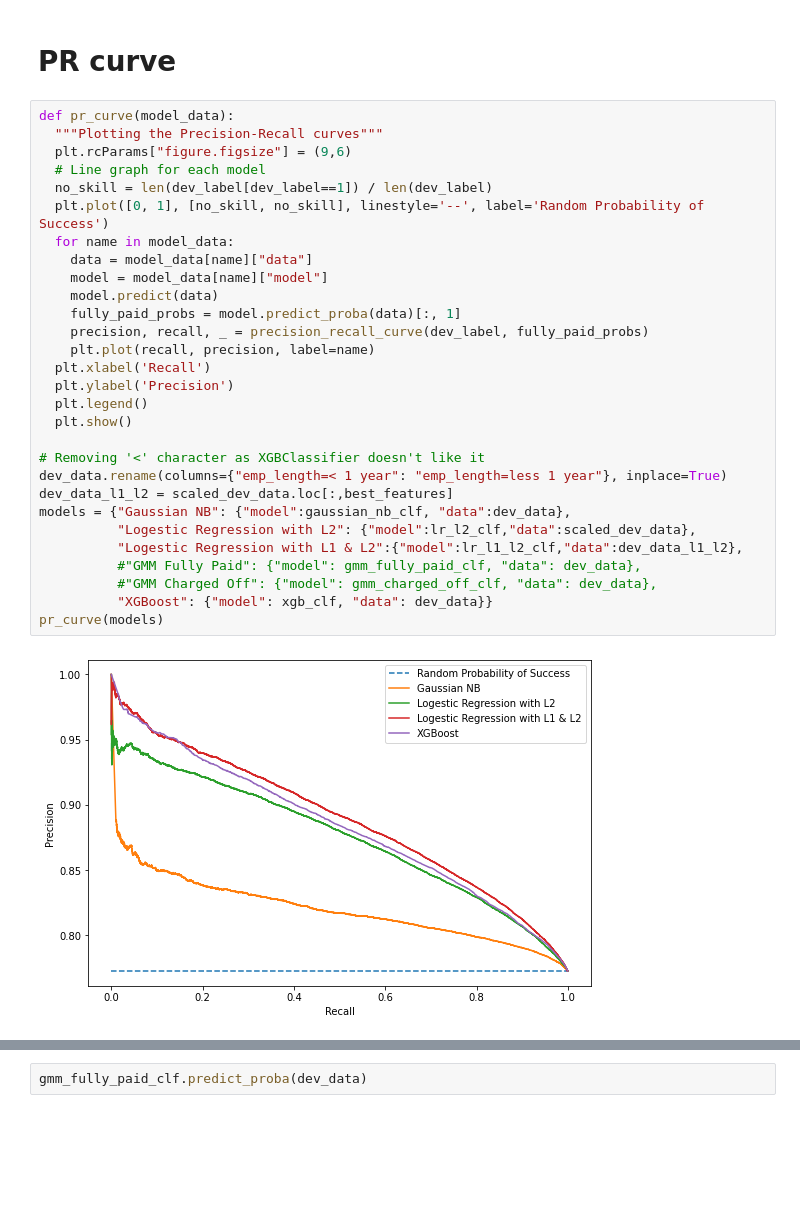
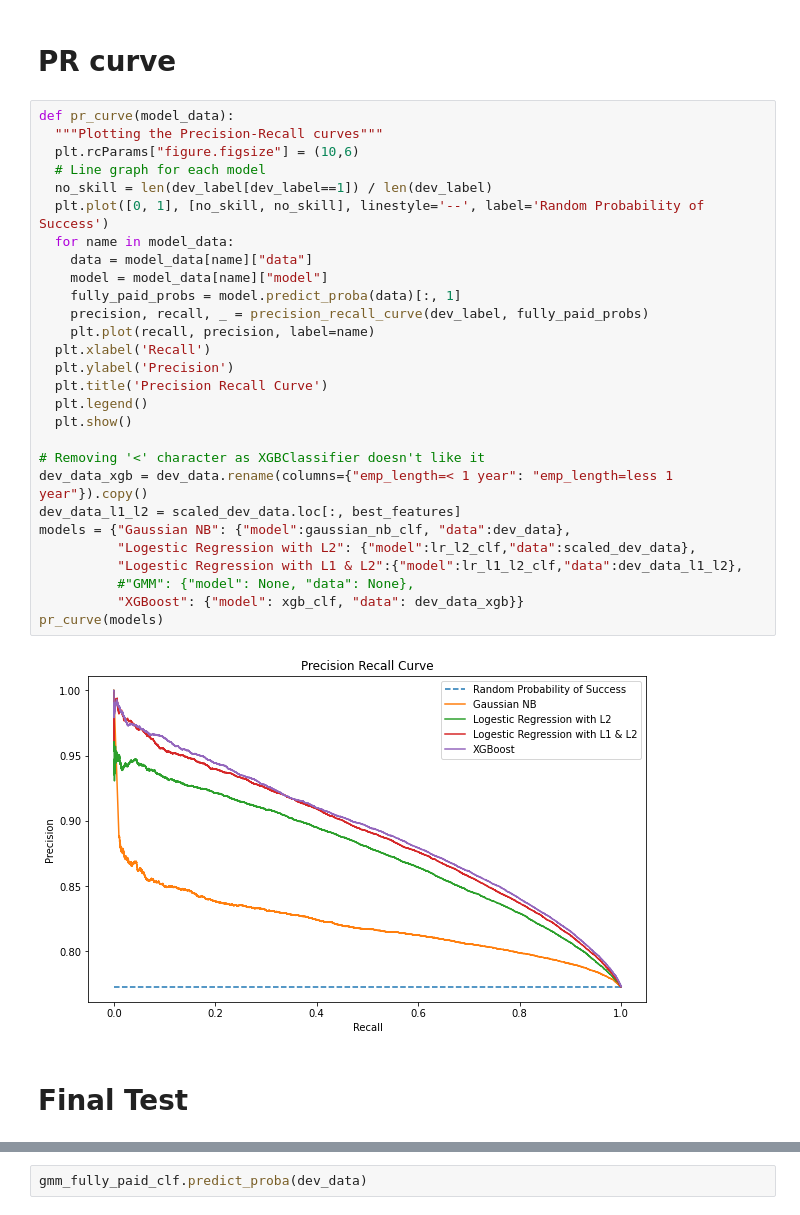
Before and after one commit to hbizunehe/LC-loan-prediction, a Jupyter notebook: 207_final_project.ipynb, the cells around one changed output, grey strips where cells are left out. Drawn from its saved outputs; the diff is of its cells as text; blank space fills up the shorter version.

Commit message:
Adding PR curve and cleanup

```diff
--- a/207_final_project.ipynb
+++ b/207_final_project.ipynb
@@ -527,31 +556,32 @@ xgb_clf = build_xgb_model(train_data.copy(), train_label.copy(), dev_data.copy()
 # %%
 def pr_curve(model_data):
   """Plotting the Precision-Recall curves"""
-  plt.rcParams["figure.figsize"] = (9,6)
+  plt.rcParams["figure.figsize"] = (10,6)
   # Line graph for each model
   no_skill = len(dev_label[dev_label==1]) / len(dev_label)
   plt.plot([0, 1], [no_skill, no_skill], linestyle='--', label='Random Probability of Success')
   for name in model_data:
     data = model_data[name]["data"]
     model = model_data[name]["model"]
-    model.predict(data)
     fully_paid_probs = model.predict_proba(data)[:, 1]
     precision, recall, _ = precision_recall_curve(dev_label, fully_paid_probs)
     plt.plot(recall, precision, label=name)
   plt.xlabel('Recall')
   plt.ylabel('Precision')
+  plt.title('Precision Recall Curve')
   plt.legend()
   plt.show()
 
 # Removing '<' character as XGBClassifier doesn't like it
-dev_data.rename(columns={"emp_length=< 1 year": "emp_length=less 1 year"}, inplace=True)
-dev_data_l1_l2 = scaled_dev_data.loc[:,best_features]
+dev_data_xgb = dev_data.rename(columns={"emp_length=< 1 year": "emp_length=less 1 year"}).copy()
+dev_data_l1_l2 = scaled_dev_data.loc[:, best_features]
 models = {"Gaussian NB": {"model":gaussian_nb_clf, "data":dev_data},
           "Logestic Regression with L2": {"model":lr_l2_clf,"data":scaled_dev_data},
           "Logestic Regression with L1 & L2":{"model":lr_l1_l2_clf,"data":dev_data_l1_l2},
-          #"GMM Fully Paid": {"model": gmm_fully_paid_clf, "data": dev_data},
-          #"GMM Charged Off": {"model": gmm_charged_off_clf, "data": dev_data},
-          "XGBoost": {"model": xgb_clf, "data": dev_data}}
+          #"GMM": {"model": None, "data": None},
+          "XGBoost": {"model": xgb_clf, "data": dev_data_xgb}}
 pr_curve(models)
 # %% [output]
-[figure, old version]
+[figure, new version]
+# %% [markdown]
+# Final Test
```
Also changed, not shown: parts of 20 cells of this notebook, 1 other file.
